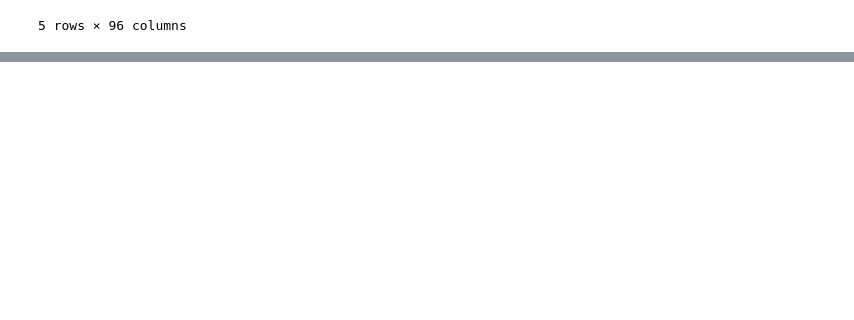
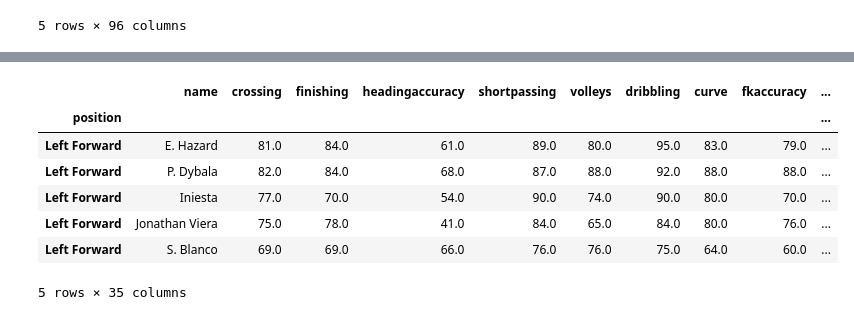
Before and after one commit to fifa-19-player-stats/data, a Jupyter notebook: code/PositionStats.ipynb, the cells around one changed output, grey strips where cells are left out. Saved outputs shown, nothing was run; the diff lists cells and outputs as text; code cells hidden in the pictures; blank space fills up the shorter version.

```diff
--- a/code/PositionStats.ipynb
+++ b/code/PositionStats.ipynb
@@ -97,0 +128,12 @@ position_stats.head()
+# %%
+left_forward = skills_stats.loc['Left Forward']
+left_forward.head()
+# %% [output]
+|  | name | crossing | finishing | headingaccuracy | shortpassing | volleys | dribbling | curve | fkaccuracy | ... |
+| position |  |  |  |  |  |  |  |  |  | ... |
+| Left Forward | E. Hazard | 81.0 | 84.0 | 61.0 | 89.0 | 80.0 | 95.0 | 83.0 | 79.0 | ... |
+| Left Forward | P. Dybala | 82.0 | 84.0 | 68.0 | 87.0 | 88.0 | 92.0 | 88.0 | 88.0 | ... |
+| Left Forward | Iniesta | 77.0 | 70.0 | 54.0 | 90.0 | 74.0 | 90.0 | 80.0 | 70.0 | ... |
+| Left Forward | Jonathan Viera | 75.0 | 78.0 | 41.0 | 84.0 | 65.0 | 84.0 | 80.0 | 76.0 | ... |
+| Left Forward | S. Blanco | 69.0 | 69.0 | 66.0 | 76.0 | 76.0 | 75.0 | 64.0 | 60.0 | ... |
+5 rows × 35 columns
```
Also changed, not shown: parts of 28 cells of this notebook.
